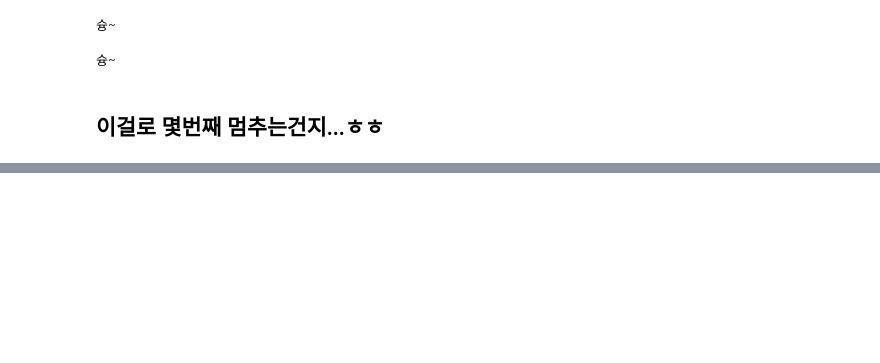
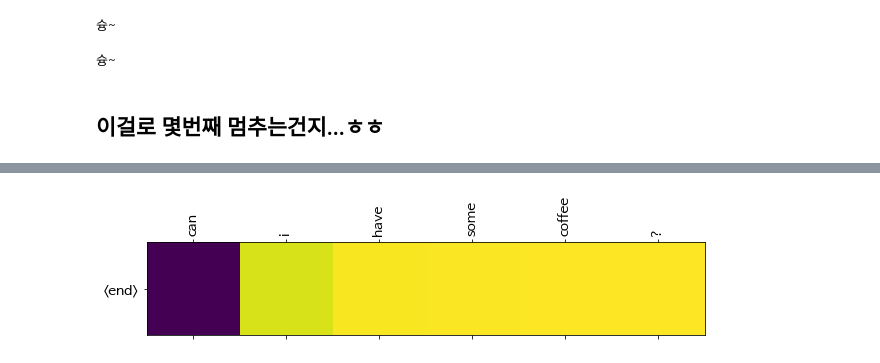
Before and after one commit to SunCreation/aiffel, a Jupyter notebook: Working/NLP/lang_translator/[GD-08].ipynb, the cells around one changed output, grey strips where cells are left out. Cells and saved outputs as stored; diff of their text form; code cells hidden in the pictures; blank space fills up the shorter version.

```diff
--- a/Working/NLP/lang_translator/[GD-08].ipynb
+++ b/Working/NLP/lang_translator/[GD-08].ipynb
@@ -239,8 +247,8 @@ Korean Vocab Size: 26955
 ### 단어개수가 현저히 줄었을 뿐 아니라, 한글의 단어가 영어단어보다 적은 모습을 볼 수 있습니다.
 ### 정말 놀랍네요.
 # %%
-BUFFER_SIZE = 2
-BATCH_SIZE = 2
+BUFFER_SIZE = 64
+BATCH_SIZE = 64
 
 dataset = tf.data.Dataset.from_tensor_slices((enc_train,dec_train))
 val_dataset = tf.data.Dataset.from_tensor_slices((enc_val, dec_val))
@@ -306,6 +314,7 @@ class Decoder(tf.keras.Model):
         super(Decoder, self).__init__()
         self.dec_units = dec_units
         self.embedding = tf.keras.layers.Embedding(vocab_size, embedding_dim)
+        self.dropout = tf.keras.layers.SpatialDropout1D(0.4)
         self.gru = tf.keras.layers.GRU(dec_units,
                                        return_sequences=True,
                                        return_state=True)
@@ -331,7 +340,7 @@ class Decoder(tf.keras.Model):
 SRC_VOCAB_SIZE = 20001  #len(enc_tokenizer.index_word) + 1
 TGT_VOCAB_SIZE = 20001  #len(dec_tokenizer.index_word) + 1
 
-units         = 512
+units         = 1024
 embedding_dim = 512
 
 encoder = Encoder(SRC_VOCAB_SIZE, embedding_dim, units)
@@ -459,12 +463,12 @@ def eval_step(src, tgt, encoder, decoder, dec_tok):
 from tqdm import tqdm
 import random
 
-EPOCHS = 3
+EPOCHS = 10
 
 for epoch in range(EPOCHS):
     total_loss = 0
 
-    idx_list = list(range(0, enc_train.shape[0], BATCH_SIZE))[:6000]
+    idx_list = list(range(0, enc_train.shape[0], BATCH_SIZE))[:-5]
     random.shuffle(idx_list)
     t = tqdm(idx_list)
     train_data = dataset.__iter__()
@@ -484,7 +488,7 @@ for epoch in range(EPOCHS):
 
     test_loss = 0
 
-    idx_list = list(range(0, enc_val.shape[0], BATCH_SIZE))[:1200]
+    idx_list = list(range(0, enc_val.shape[0], BATCH_SIZE))[:-5]
     random.shuffle(idx_list)
     t = tqdm(idx_list)
 
@@ -570,0 +769,67 @@ Error: Kernel is dead
+# %%
+def evaluate(sentence, encoder, decoder):
+    attention = np.zeros((dec_train.shape[-1], enc_train.shape[-1]))
+
+    sentence = preprocess_sentence(sentence)
+    inputs = enc_tokenizer.texts_to_sequences([sentence.split()])
+    inputs = tf.keras.preprocessing.sequence.pad_sequences(inputs,
+                                                           maxlen=enc_train.shape[-1],
+                                                           padding='post')
+
+    result = ''
+
+    enc_out = encoder(inputs)
+
+    dec_hidden = enc_out[:, -1]
+    dec_input = tf.expand_dims([dec_tokenizer.word_index['<start>']], 0)
+
+    for t in range(dec_train.shape[-1]):
+        predictions, dec_hidden, attention_weights = decoder(dec_input,
+                                                             dec_hidden,
+                                                             enc_out)
+
+        attention_weights = tf.reshape(attention_weights, (-1, ))
+        attention[t] = attention_weights.numpy()
+
+        predicted_id = \
+        tf.argmax(tf.math.softmax(predictions, axis=-1)[0]).numpy()
+
+        result += dec_tokenizer.index_word[predicted_id] + ' '
+
+        if dec_tokenizer.index_word[predicted_id] == '<end>':
+            return result, sentence, attention
+
+        dec_input = tf.expand_dims([predicted_id], 0)
+
+    return result, sentence, attention
+
+
+def plot_attention(attention, sentence, predicted_sentence):
+    fig = plt.figure(figsize=(10,10))
+    ax = fig.add_subplot(1, 1, 1)
+    ax.matshow(attention, cmap='viridis')
+
+    fontdict = {'fontsize': 14}
+
+    ax.set_xticklabels([''] + sentence, fontdict=fontdict, rotation=90)
+    ax.set_yticklabels([''] + predicted_sentence, fontdict=fontdict)
+
+    ax.xaxis.set_major_locator(ticker.MultipleLocator(1))
+    ax.yaxis.set_major_locator(ticker.MultipleLocator(1))
+
+    plt.show()
+
+
+def translate(sentence, encoder, decoder):
+    result, sentence, attention = evaluate(sentence, encoder, decoder)
+
+    print('Input: %s' % (sentence))
+    print('Predicted translation: {}'.format(result))
+
+    attention = attention[:len(result.split()), :len(sentence.split())]
+    plot_attention(attention, sentence.split(), result.split(' '))
+
+
+translate("Can I have some coffee?", encoder, decoder)
+translate("I have a Dream. that's you.", encoder, decoder)
+# %% [output]
@@ -570,0 +838 @@ Error: Kernel is dead
+[figure, added]
```
Also changed, not shown: parts of 21 cells of this notebook, 1 other file.
